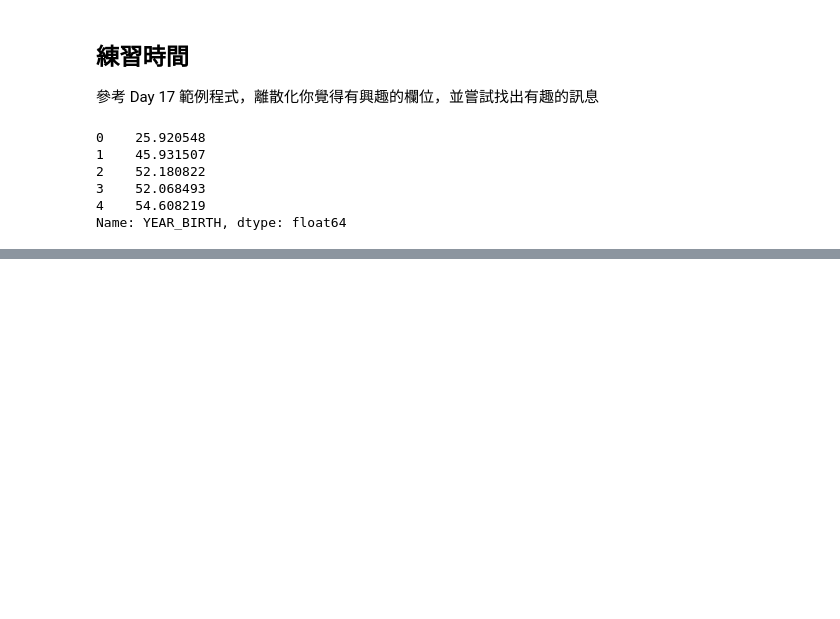
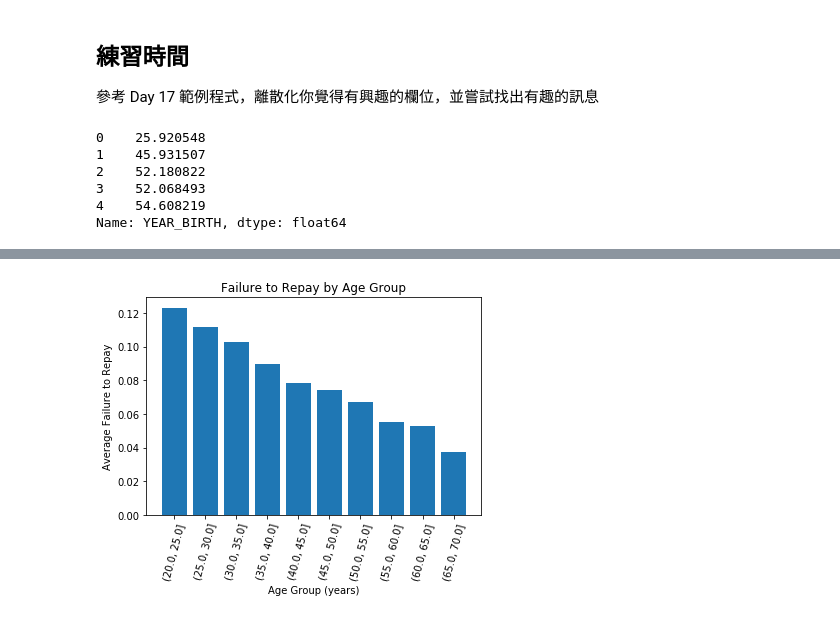
Before and after one commit to k1012ken/ML100Days, a Jupyter notebook: homework/Day_018_HW.ipynb, the cells around one changed output, grey strips where cells are left out. Saved outputs shown, nothing was run; the diff lists cells and outputs as text; code cells hidden in the pictures; blank space fills up the shorter version.

```diff
--- a/homework/Day_018_HW.ipynb
+++ b/homework/Day_018_HW.ipynb
@@ -91,0 +107,3 @@ plt.show()
+# %%
+age_groups = app_train.groupby('BINS_YEAR_BIRTH')[['TARGET']].mean()
+age_groups
@@ -91,0 +123,10 @@ plt.show()
+# %%
+plt.bar(range(len(list(age_groups.index))),age_groups['TARGET'])
+plt.xticks(range(len(age_groups.index)), age_groups.index, rotation = 75)
+
+plt.xlabel('Age Group (years)')
+plt.ylabel('Average Failure to Repay')
+plt.title('Failure to Repay by Age Group')
+plt.show()
+# %% [output]
+[figure, added]
```
Also changed, not shown: parts of 4 cells of this notebook.
